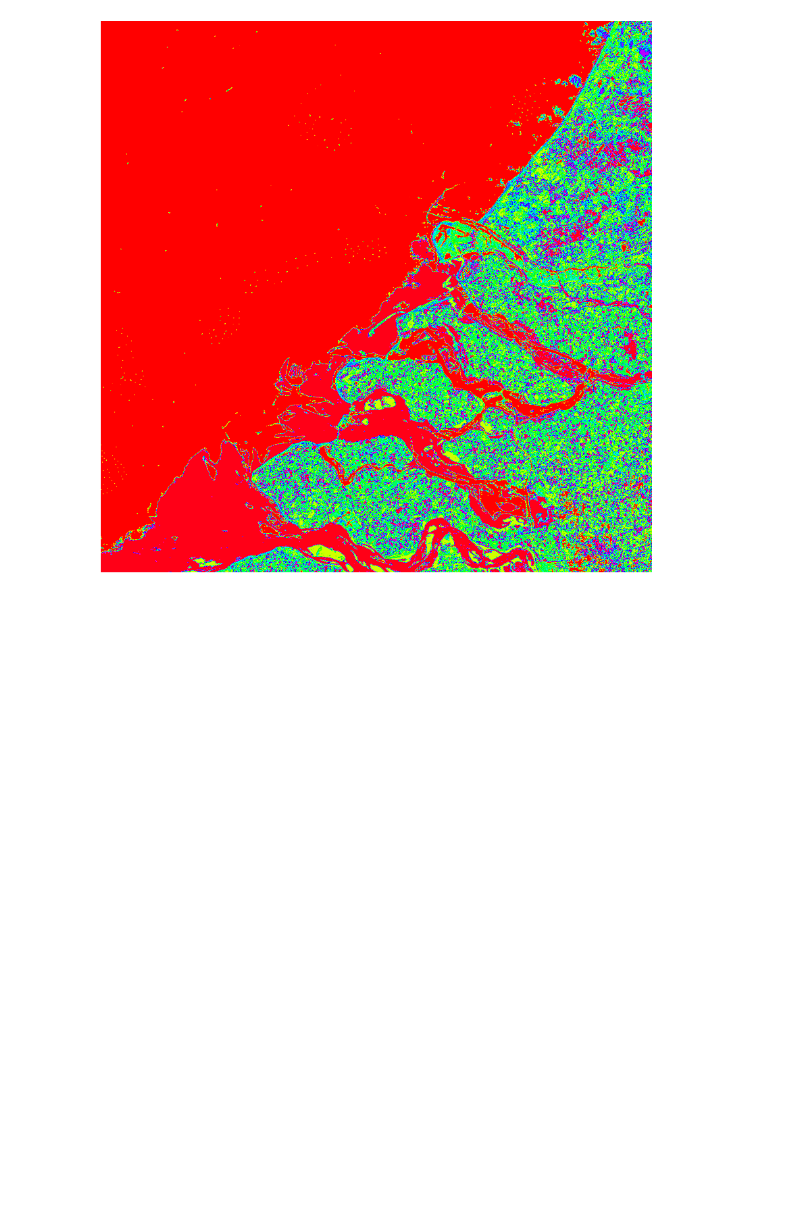
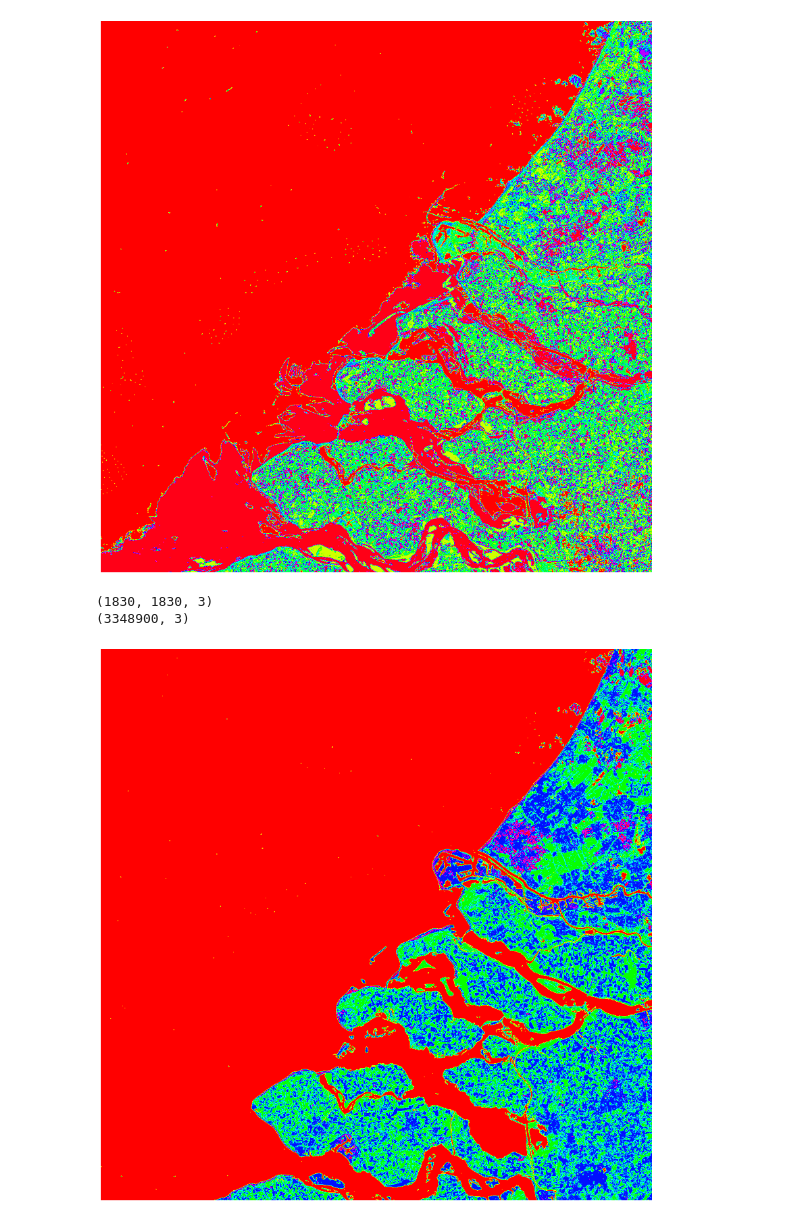
Before and after one commit to Lisageers/geo1001_hw02, a Jupyter notebook: hw02_Giorgos.ipynb, the cells around one changed output. Drawn from its saved outputs; the diff is of its cells as text; code cells hidden in the pictures; blank space fills up the shorter version.

Commit message:
Tried different bands and classes

```diff
--- a/hw02_Giorgos.ipynb
+++ b/hw02_Giorgos.ipynb
@@ -42,3 +42,42 @@ plt.show()
 (1830, 1830, 3)
 (3348900, 3)
 [figure]
+# %%
+b2 = rasterio.open('..\S2A_MSIL2A_20200530T105031_N0214_R051_T31UET_20200530T134211\S2A_MSIL2A_20200530T105031_N0214_R051_T31UET_20200530T134211.SAFE\GRANULE\L2A_T31UET_A025788_20200530T105134\IMG_DATA\R60m\T31UET_20200530T105031_B02_60m.jp2')
+
+b3 = rasterio.open('..\S2A_MSIL2A_20200530T105031_N0214_R051_T31UET_20200530T134211\S2A_MSIL2A_20200530T105031_N0214_R051_T31UET_20200530T134211.SAFE\GRANULE\L2A_T31UET_A025788_20200530T105134\IMG_DATA\R60m\T31UET_20200530T105031_B03_60m.jp2')
+
+b4 = rasterio.open('..\S2A_MSIL2A_20200530T105031_N0214_R051_T31UET_20200530T134211\S2A_MSIL2A_20200530T105031_N0214_R051_T31UET_20200530T134211.SAFE\GRANULE\L2A_T31UET_A025788_20200530T105134\IMG_DATA\R60m\T31UET_20200530T105031_B04_60m.jp2')
+
+b8 = rasterio.open('..\S2A_MSIL2A_20200530T105031_N0214_R051_T31UET_20200530T134211\S2A_MSIL2A_20200530T105031_N0214_R051_T31UET_20200530T134211.SAFE\GRANULE\L2A_T31UET_A025788_20200530T105134\IMG_DATA\R60m\T31UET_20200530T105031_B8A_60m.jp2')
+
+
+B2 = np.empty((b2.height, b2.width, b2.count), b2.meta['dtype'])
+# B3 = np.empty((b3.height, b3.width, b3.count), b3.meta['dtype'])
+B4 = np.empty((b4.height, b4.width, b4.count), b4.meta['dtype'])
+B8A = np.empty((b8.height, b8.width, b8.count), b8.meta['dtype'])
+for band in range(B2.shape[2]):
+    B2[:,:,band] =  b2.read(band+1)
+    # B3[:,:,band] =  b3.read(band+1)
+    B4[:,:,band] =  b4.read(band+1)
+    B8A[:,:,band] =  b8.read(band+1)
+RGB = np.dstack((B4,B2,B8A))
+print (RGB.shape)
+
+img1d=RGB[:,:,:3].reshape((RGB.shape[0]*RGB.shape[1],RGB.shape[2]))
+print (img1d.shape)
+
+cl = cluster.KMeans(n_clusters=4) # create an object of the classifier
+param = cl.fit(img1d) # train it
+img_cl = cl.labels_ # get the labels of the classes
+img_cl = img_cl.reshape(RGB[:,:,0].shape) # reshape labels to a 3d array (one band only)
+
+plt.figure(figsize=[20,15])
+plt.imshow(img_cl, cmap='hsv')
+plt.axis('off')
+plt.savefig("RGB.jpg", bbox_inches='tight')
+plt.show()
+# %% [output]
+(1830, 1830, 3)
+(3348900, 3)
+[figure, added]
```
Also changed, not shown: parts of 2 cells of this notebook.
